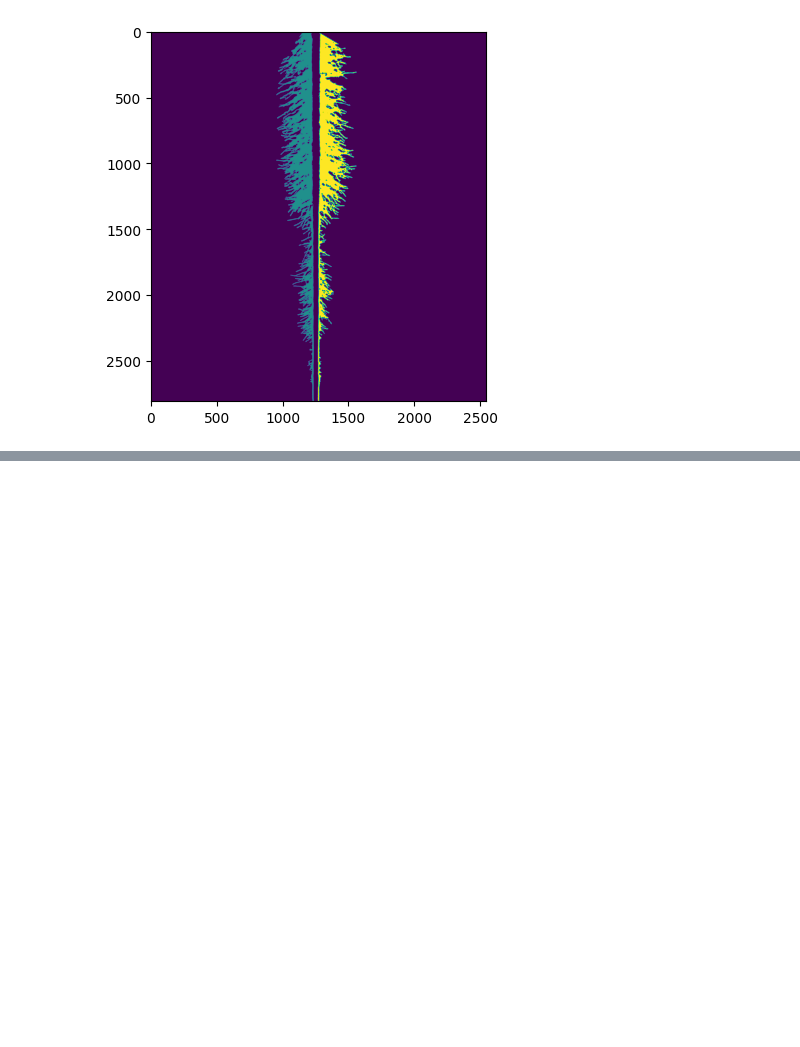
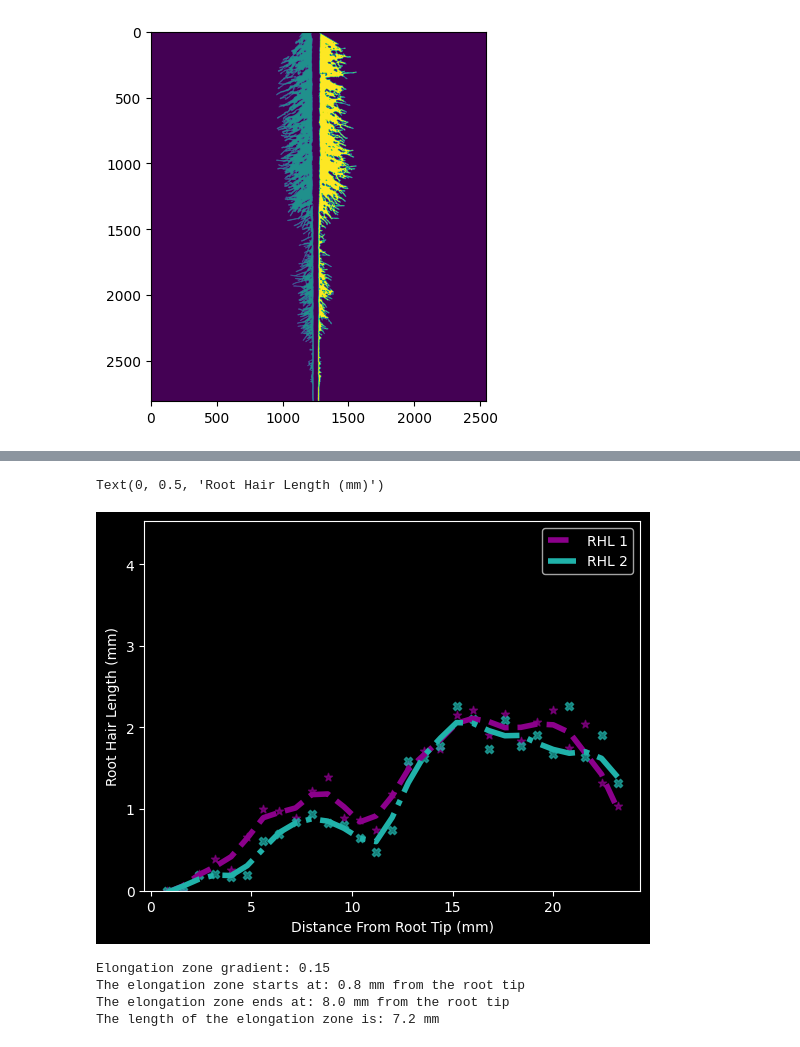
Before and after one commit to iantsang779/pyRootHair, a Jupyter notebook: demo/demo.ipynb, the cells around one changed output, grey strips where cells are left out. Cells and saved outputs as stored; diff of their text form; code cells hidden in the pictures; blank space fills up the shorter version.

```diff
--- a/demo/demo.ipynb
+++ b/demo/demo.ipynb
@@ -437,0 +413,21 @@ horizontal_rh_list_1
+# %%
+length_filt = 14
+area_filt = 180
+
+horizontal_rh_list_1 = [0 if i < length_filt else i for i in horizontal_rh_list_1]
+horizontal_rh_list_2 = [0 if i < length_filt else i for i in horizontal_rh_list_2]
+
+rh_area_list_1 = [0 if float(i[0]) < area_filt else float(i[0]) for i in rh_area_list_1]
+rh_area_list_2 = [0 if float(i[0]) < area_filt else float(i[0]) for i in rh_area_list_2]
+# %%
+conv = 125
+
+horizontal_rh_list_1 = [i/conv for i in horizontal_rh_list_1]
+horizontal_rh_list_2 = [i/conv for i in horizontal_rh_list_2]
+
+rh_area_list_1 = [i/(conv * conv) for i in rh_area_list_1]
+rh_area_list_2 = [i/(conv * conv) for i in rh_area_list_2]
+
+# reverse the order of bin_list to reflect distance from root tip/base of the root
+bin_list = [i/conv for i in bin_end_list_1]
+bin_list.reverse()
@@ -437,0 +521,14 @@ horizontal_rh_list_1
+# %%
+fig, ax = plt.subplots()
+plt.style.use('dark_background')
+plt.scatter(x=bin_list, y=horizontal_rh_list_1, color='darkmagenta', marker='*', alpha=0.7)
+plt.scatter(x=bin_list, y=horizontal_rh_list_2, color='lightseagreen', marker='X', alpha=0.7)
+plt.plot(smooth_1_rhl[:, 0], smooth_1_rhl[:, 1], color='darkmagenta', linewidth=4, linestyle='dashed', label='RHL 1')
+plt.plot(smooth_2_rhl[:, 0], smooth_2_rhl[:, 1], color='lightseagreen', linewidth=4, linestyle='dashdot', label='RHL 2')
+plt.legend(loc='upper right')
+ax.set_ylim(0, max(horizontal_rh_list_2) * 2)
+ax.set_xlabel('Distance From Root Tip (mm)')
+ax.set_ylabel('Root Hair Length (mm)')
+# %% [output]
+Text(0, 0.5, 'Root Hair Length (mm)')
+[figure, added]
@@ -437,0 +545,10 @@ horizontal_rh_list_1
+# %%
+print(f'Elongation zone gradient: {elongation_gradient:.2f}')
+print(f'The elongation zone starts at: {min_x} mm from the root tip')
+print(f'The elongation zone ends at: {max_x} mm from the root tip')
+print(f'The length of the elongation zone is: {max_x - min_x} mm')
+# %% [output]
+Elongation zone gradient: 0.15
+The elongation zone starts at: 0.8 mm from the root tip
+The elongation zone ends at: 8.0 mm from the root tip
+The length of the elongation zone is: 7.2 mm
```
Also changed, not shown: parts of 14 cells of this notebook, 1 other file.
